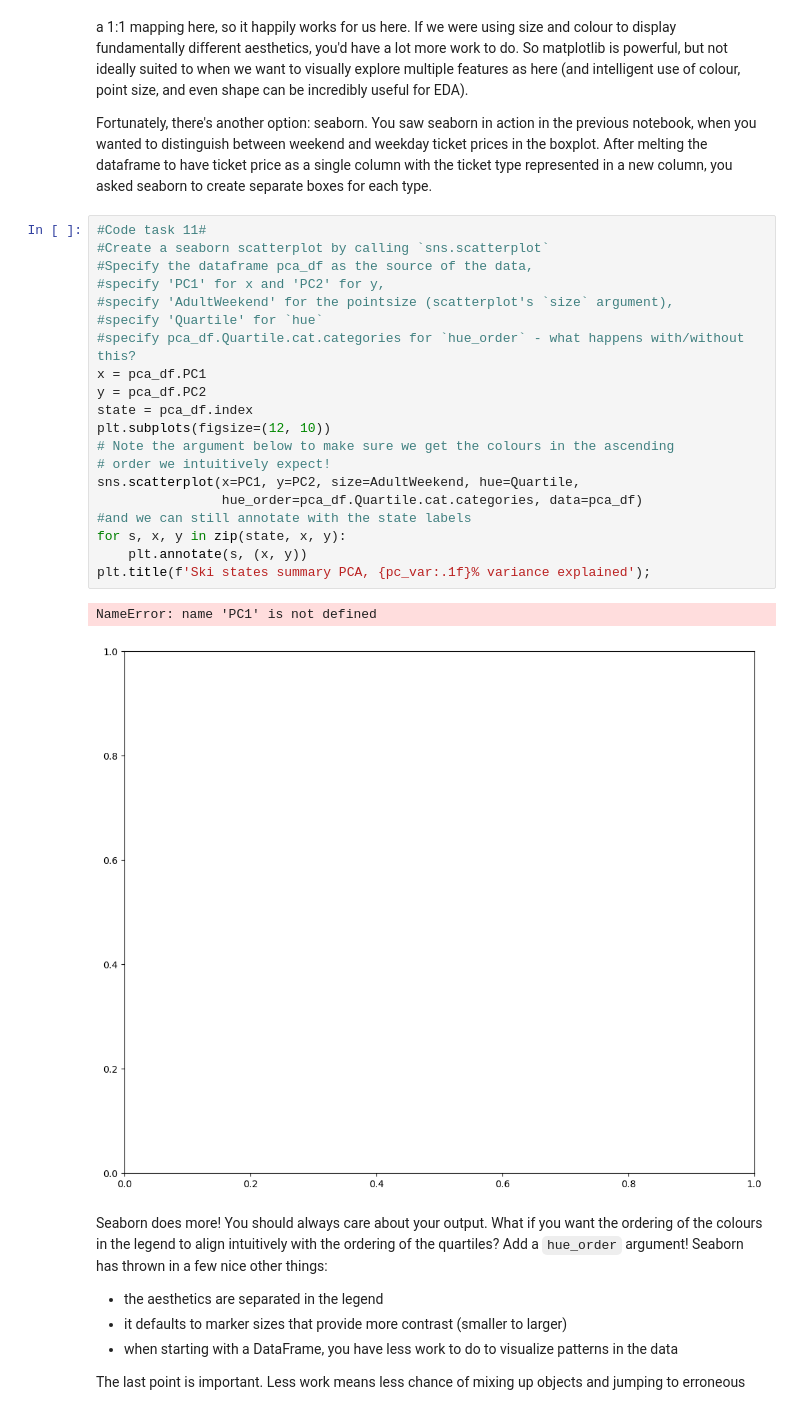
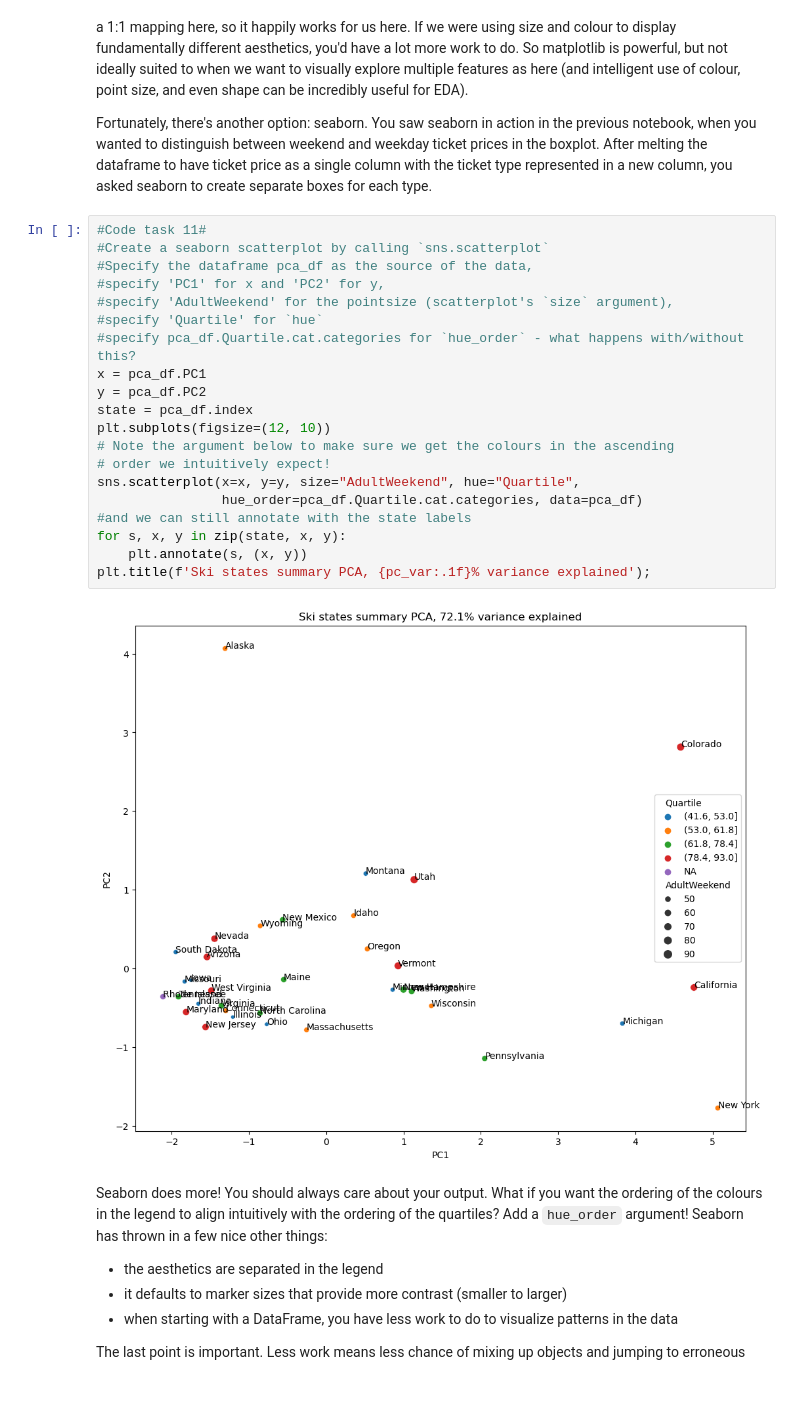
Before and after one commit to binayakhadka/DataScienceGuidedCapstone, a Jupyter notebook: Notebooks/03_exploratory_data_analysis.ipynb, the cells around one changed output. Cells and saved outputs as stored; diff of their text form.

```diff
--- a/Notebooks/03_exploratory_data_analysis.ipynb
+++ b/Notebooks/03_exploratory_data_analysis.ipynb
@@ -636,26 +637,25 @@ Fortunately, there's another option: seaborn. You saw seaborn in action in the p
 # %%
 #Code task 11#
 #Create a seaborn scatterplot by calling `sns.scatterplot`
 #Specify the dataframe pca_df as the source of the data,
 #specify 'PC1' for x and 'PC2' for y,
 #specify 'AdultWeekend' for the pointsize (scatterplot's `size` argument),
 #specify 'Quartile' for `hue`
 #specify pca_df.Quartile.cat.categories for `hue_order` - what happens with/without this?
 x = pca_df.PC1
 y = pca_df.PC2
 state = pca_df.index
 plt.subplots(figsize=(12, 10))
 # Note the argument below to make sure we get the colours in the ascending
 # order we intuitively expect!
-sns.scatterplot(x=PC1, y=PC2, size=AdultWeekend, hue=Quartile,
+sns.scatterplot(x=x, y=y, size="AdultWeekend", hue="Quartile",
                 hue_order=pca_df.Quartile.cat.categories, data=pca_df)
 #and we can still annotate with the state labels
 for s, x, y in zip(state, x, y):
     plt.annotate(s, (x, y))
 plt.title(f'Ski states summary PCA, {pc_var:.1f}% variance explained');
 # %% [output]
-NameError: name 'PC1' is not defined
-[figure, old version]
+[figure, new version]
 # %% [markdown]
 Seaborn does more! You should always care about your output. What if you want the ordering of the colours in the legend to align intuitively with the ordering of the quartiles? Add a `hue_order` argument! Seaborn has thrown in a few nice other things:
 
```
Also changed, not shown: parts of 4 cells of this notebook.
